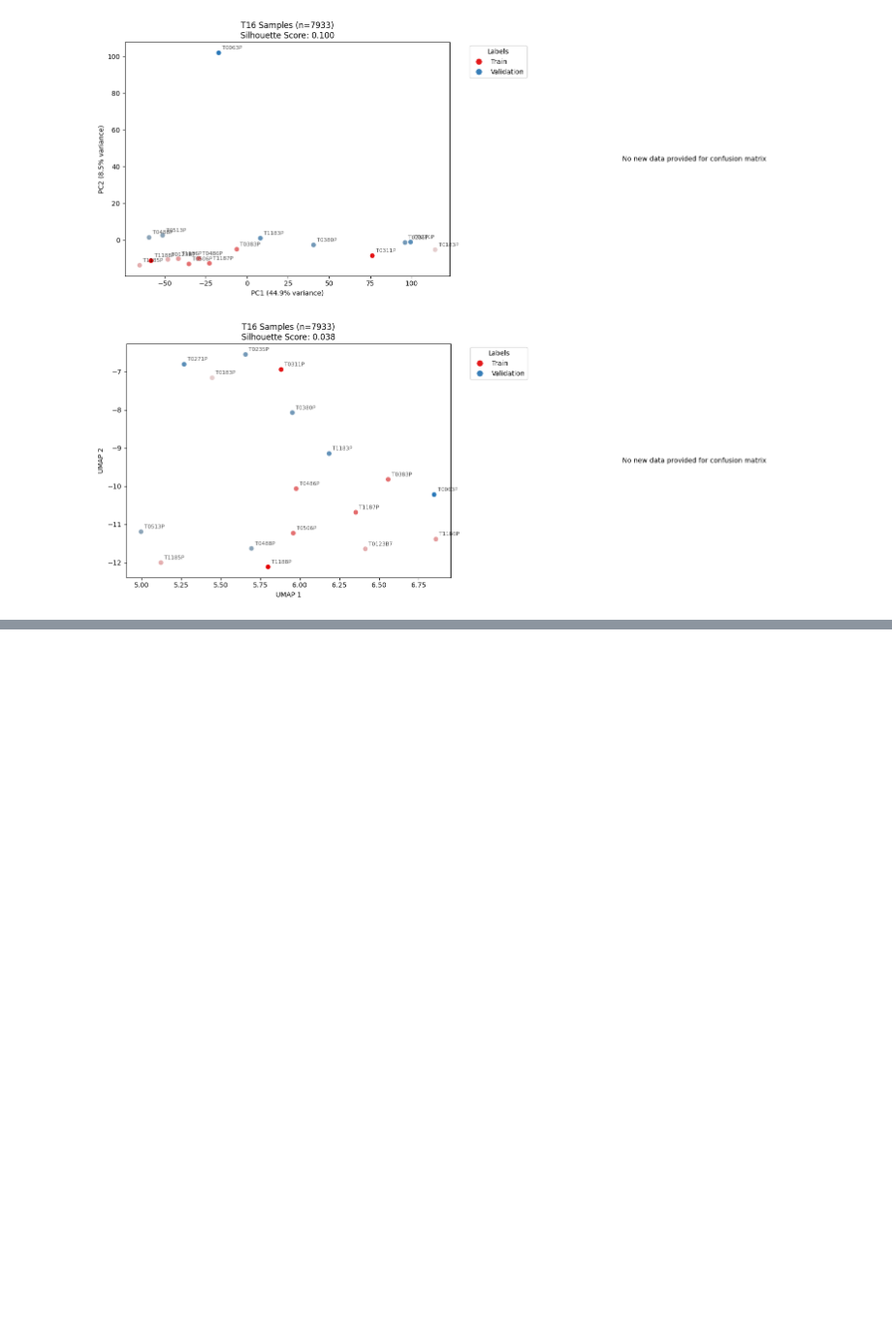
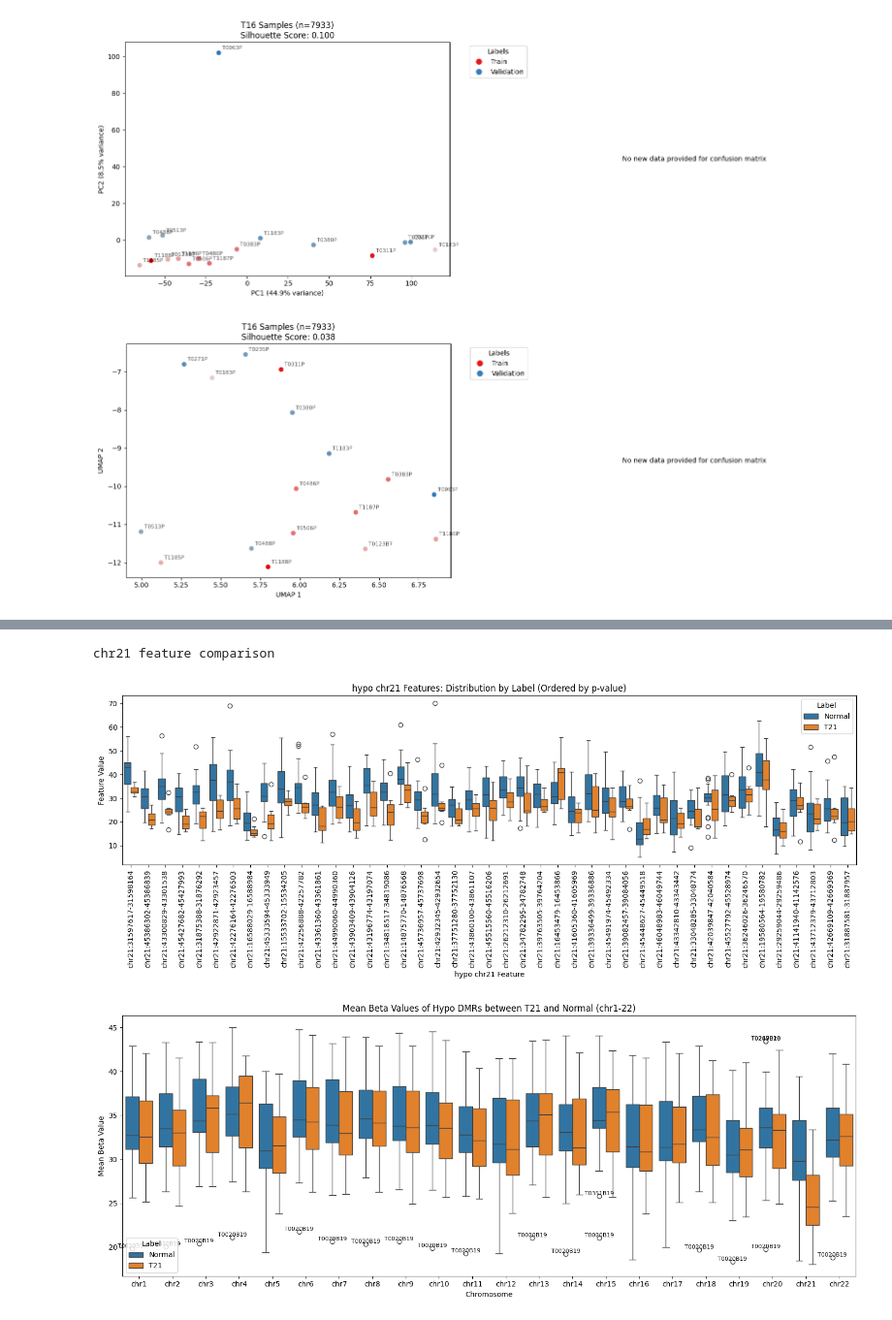
Before and after one commit to vanreality/ml_trisomy_detection, a Jupyter notebook: bin/20250318_summary.ipynb, the cells around one changed output, grey strips where cells are left out. Shown at 97% size. Drawn from its saved outputs; the diff is of its cells as text; code cells hidden in the pictures; blank space fills up the shorter version.

```diff
--- a/bin/20250318_summary.ipynb
+++ b/bin/20250318_summary.ipynb
@@ -945,0 +990,41 @@ chr21 feature comparison
+# %%
+filtered_dmr = pd.read_csv('../results/DMR_refine/senddmr_2272.bed', sep='\t', names=['chr', 'start', 'end'])
+filtered_dmr['coordinate'] = filtered_dmr['chr'].astype(str) + ':' + filtered_dmr['start'].astype(str) + '-' + filtered_dmr['end'].astype(str)
+filtered_dmr_list = list(filtered_dmr['coordinate'])
+# %%
+# Combine Train and Validation data
+# df = pd.concat([dfs['Train'], dfs['Validation']], axis=0)
+df = dfs['Train']
+
+# Convert beta to M values
+# df = convert_beta_to_M(df)
+
+# Filter rows:
+# 1. Remove delivered data
+df = df[~df['state'].isin(['Delivered'])]
+
+# 2. Keep only T21 and Normal labels
+df = df[df['label'].isin(['T21', 'Normal'])]
+
+# 3. Keep week >= 15 samples
+df = df[df['week'] >= 15]
+
+# 1. Draw feature comparison for chr21 only
+feature_cols = [col for col in df.columns if (col in filtered_dmr_list) & ('chr21' in col)]
+
+hypo_feature_cols = list(set(feature_cols) & set(hypo_dmrs))
+hyper_feature_cols = list(set(feature_cols) & set(hyper_dmrs))
+
+print(f"chr21 feature comparison")
+plot_feature_comparison(df, hypo_feature_cols, 'hypo chr21')
+
+# 2. Draw aggregated comparison for each chromosome from chr1 to chr22 in one boxplot
+feature_cols = [col for col in df.columns if col in filtered_dmr_list]
+
+hypo_feature_cols = ['sample', 'week', 'label'] + list(set(feature_cols) & set(hypo_dmrs))
+
+plot_aggregated_comparison_all(df[hypo_feature_cols], 'Hypo')
+# %% [output]
+chr21 feature comparison
+[figure, added]
+[figure, added]
```
Also changed, not shown: parts of 7 cells of this notebook.
